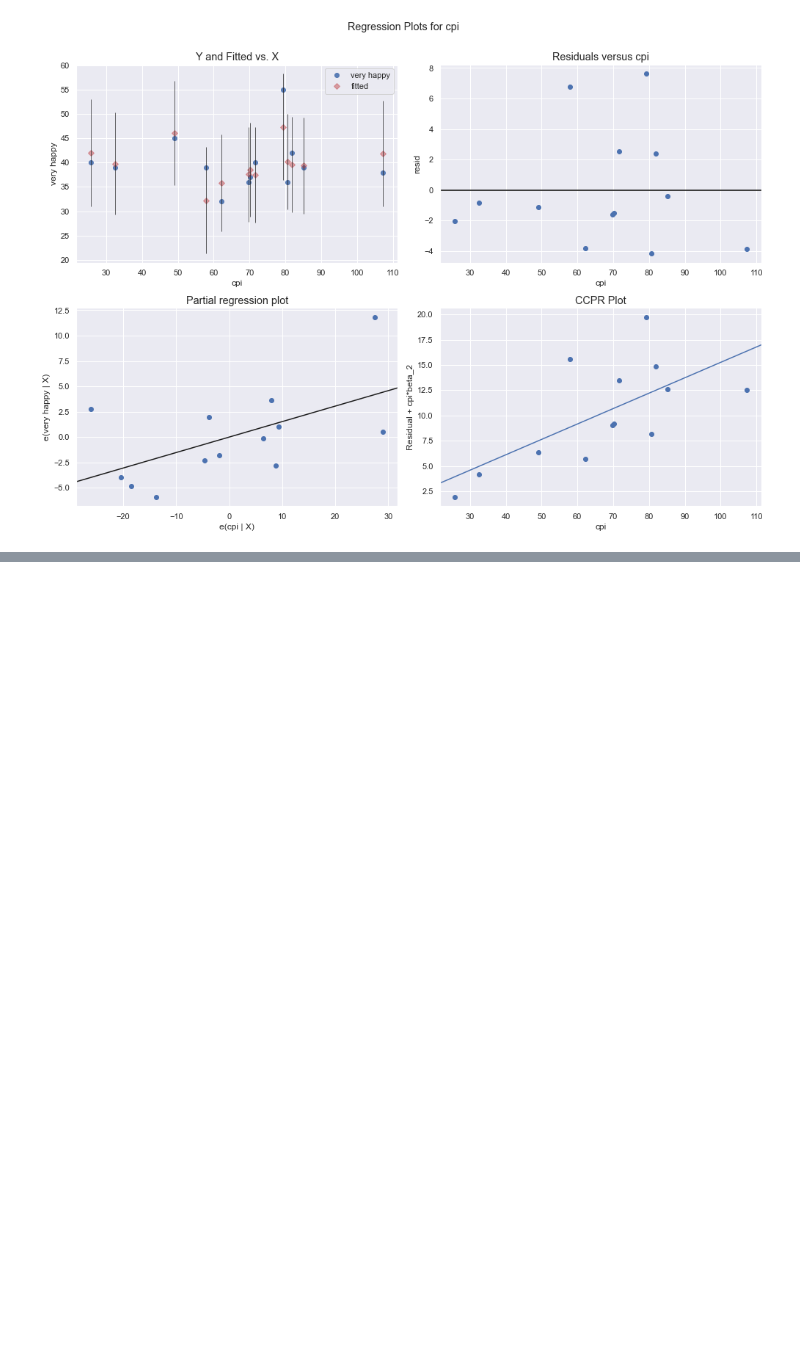
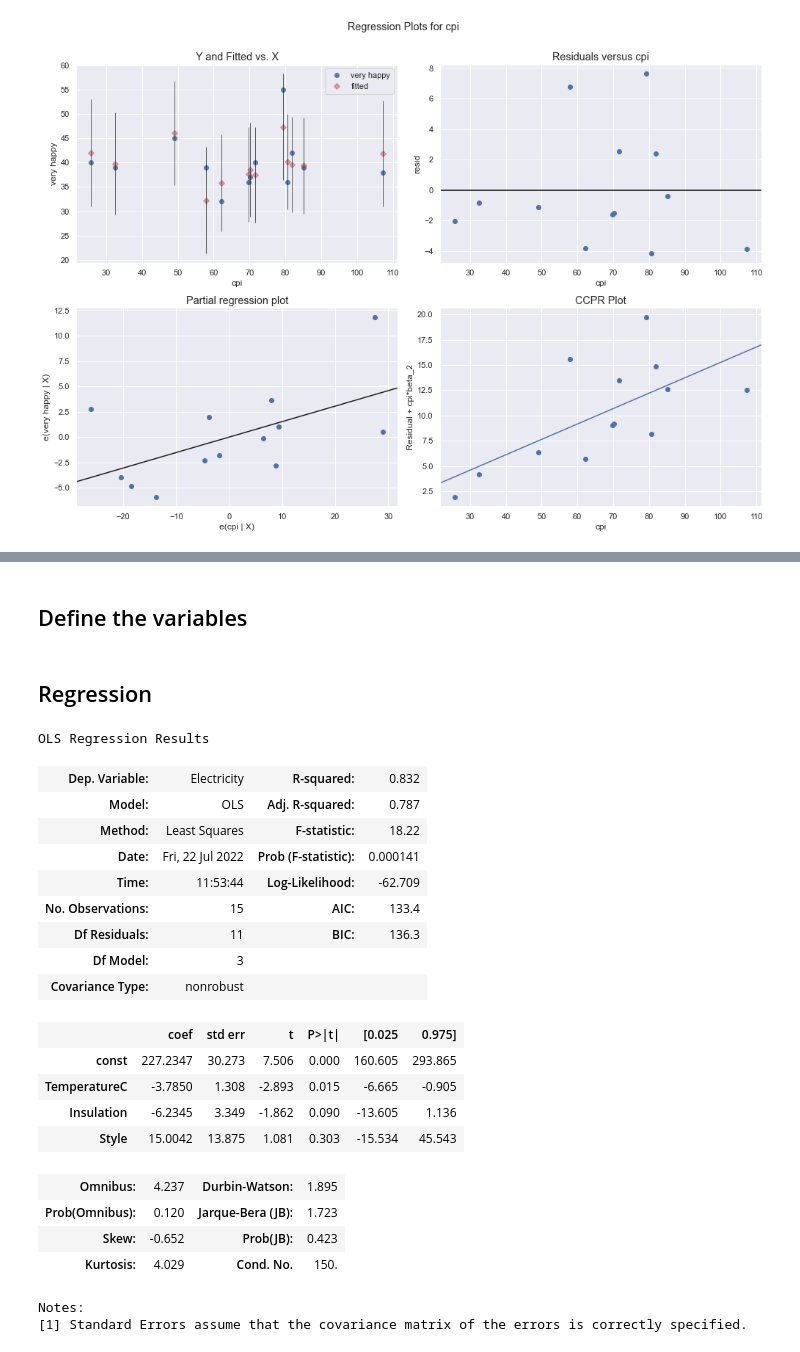
Before and after one commit to ArloRobinson/EDA-Practice, a Jupyter notebook: MultipleLinearRegression/Week3.ipynb, the cells around one changed output, grey strips where cells are left out. Drawn from its saved outputs; the diff is of its cells as text; code cells hidden in the pictures; blank space fills up the shorter version.

```diff
--- a/MultipleLinearRegression/Week3.ipynb
+++ b/MultipleLinearRegression/Week3.ipynb
@@ -118,0 +178,33 @@ eval_env: 1
+# %% [markdown]
+## Define the variables
+# %%
+x1 = data2[['TemperatureC', 'Insulation', 'Style']]
+y = data2['Electricity']
+# %% [markdown]
+## Regression
+# %%
+x = sm.add_constant(x1)
+results = sm.OLS(y,x).fit()
+results.summary()
+# %% [output]
+OLS Regression Results
+| Dep. Variable: | Electricity | R-squared: | 0.832 |
+| Model: | OLS | Adj. R-squared: | 0.787 |
+| Method: | Least Squares | F-statistic: | 18.22 |
+| Date: | Fri, 22 Jul 2022 | Prob (F-statistic): | 0.000141 |
+| Time: | 11:53:44 | Log-Likelihood: | -62.709 |
+| No. Observations: | 15 | AIC: | 133.4 |
+| Df Residuals: | 11 | BIC: | 136.3 |
+| Df Model: | 3 |  |  |
+| Covariance Type: | nonrobust |  |  |
+|  | coef | std err | t | P>|t| | [0.025 | 0.975] |
+| const | 227.2347 | 30.273 | 7.506 | 0.000 | 160.605 | 293.865 |
+| TemperatureC | -3.7850 | 1.308 | -2.893 | 0.015 | -6.665 | -0.905 |
+| Insulation | -6.2345 | 3.349 | -1.862 | 0.090 | -13.605 | 1.136 |
+| Style | 15.0042 | 13.875 | 1.081 | 0.303 | -15.534 | 45.543 |
+| Omnibus: | 4.237 | Durbin-Watson: | 1.895 |
+| Prob(Omnibus): | 0.120 | Jarque-Bera (JB): | 1.723 |
+| Skew: | -0.652 | Prob(JB): | 0.423 |
+| Kurtosis: | 4.029 | Cond. No. | 150. |
+Notes:
+[1] Standard Errors assume that the covariance matrix of the errors is correctly specified.
```
Also changed, not shown: parts of 13 cells of this notebook.
